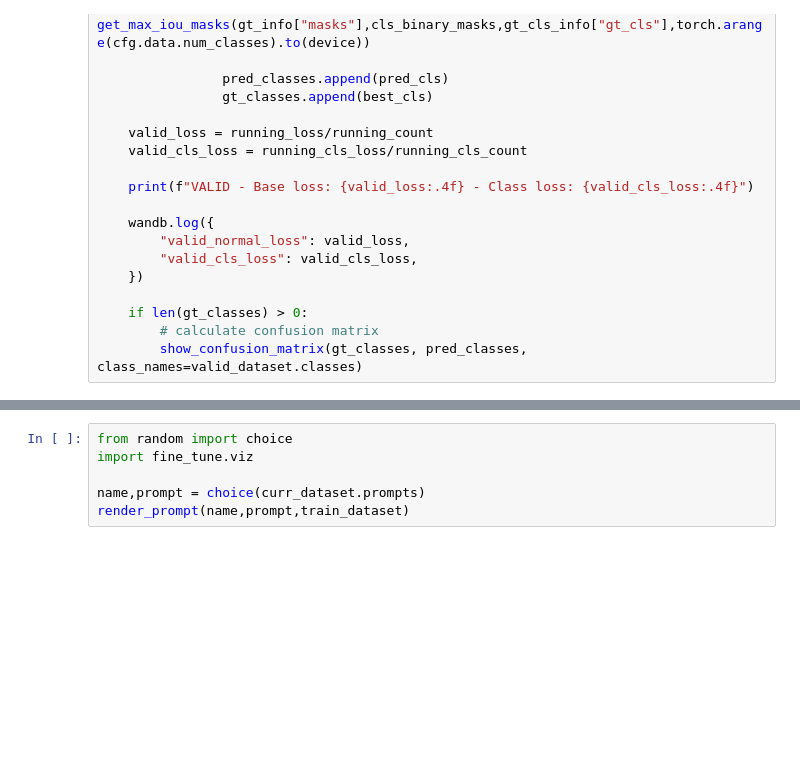
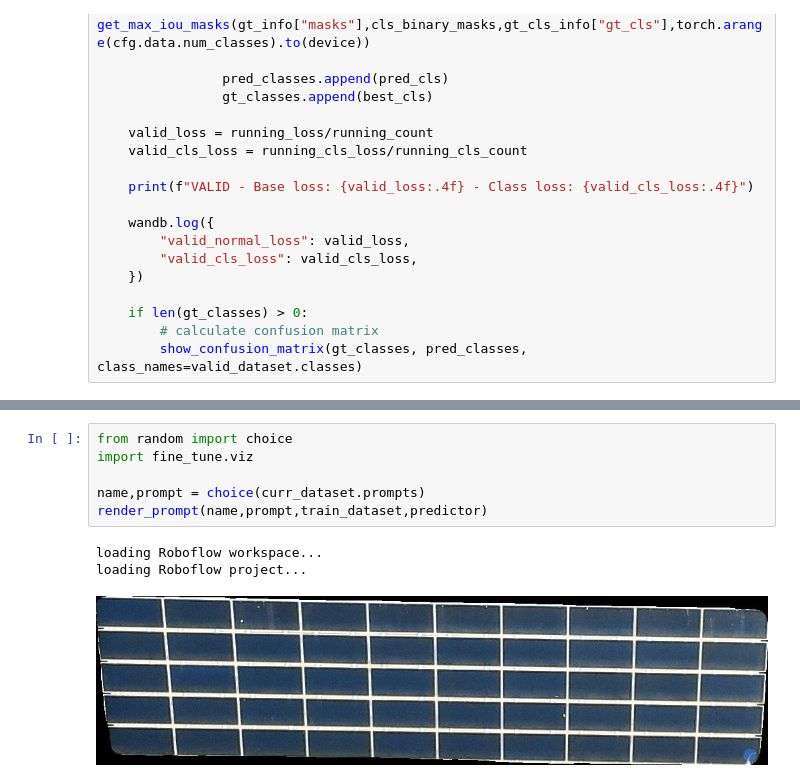
Before and after one commit to andrew-healey/sam-fine-tuning, a Jupyter notebook: ft-train-new.test.ipynb, the cells around one changed output, grey strips where cells are left out. Drawn from its saved outputs; the diff is of its cells as text; blank space fills up the shorter version.

```diff
--- a/ft-train-new.test.ipynb
+++ b/ft-train-new.test.ipynb
@@ -326,6 +464,10 @@ if use_cls_tokens:
 # %%
 from random import choice
 import fine_tune.viz
 
 name,prompt = choice(curr_dataset.prompts)
-render_prompt(name,prompt,train_dataset)
+render_prompt(name,prompt,train_dataset,predictor)
+# %% [output]
+loading Roboflow workspace...
+loading Roboflow project...
+[figure, added]
```
Also changed, not shown: parts of 16 cells of this notebook.
